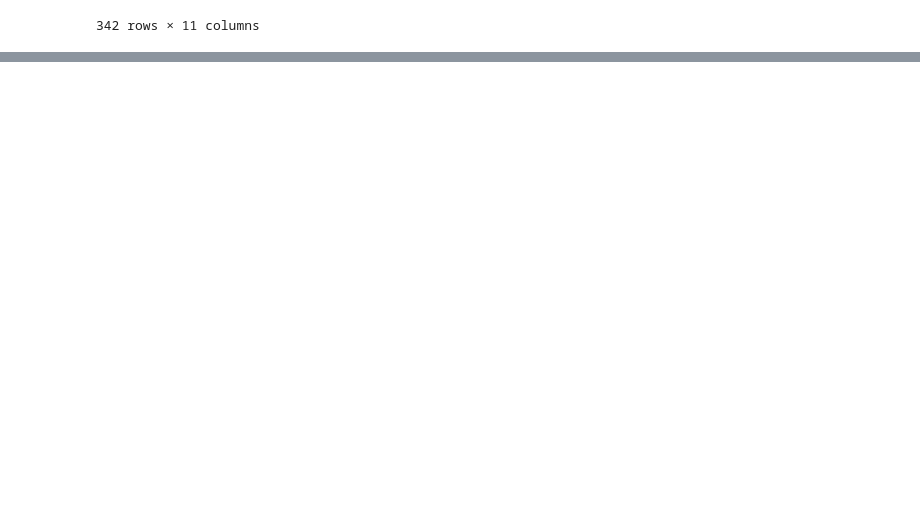
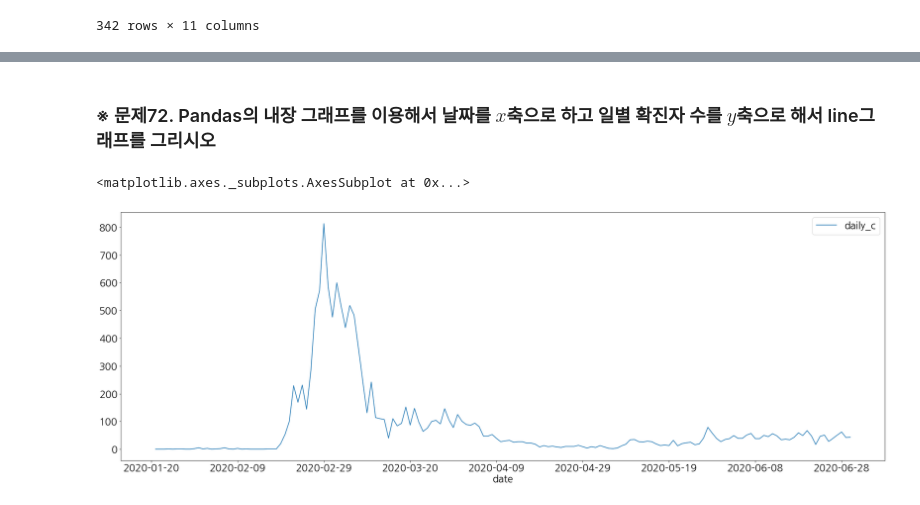
Before and after one commit to Adrian123K/pandas_ml, a Jupyter notebook: 03-1. Pandas DA (200713).ipynb, the cells around one changed output, grey strips where cells are left out. Saved outputs shown, nothing was run; the diff lists cells and outputs as text; code cells hidden in the pictures; blank space fills up the shorter version.

```diff
--- a/03-1. Pandas DA (200713).ipynb
+++ b/03-1. Pandas DA (200713).ipynb
@@ -160,0 +272,24 @@ tit.loc[1]
+# %% [markdown]
+### ※ 문제72. Pandas의 내장 그래프를 이용해서 날짜를 $x$축으로 하고 일별 확진자 수를 $y$축으로 해서 line그래프를 그리시오
+# %%
+import pandas as pd
+import matplotlib.pyplot as plt
+import plotly.graph_objects as go
+
+plt.rcParams["figure.figsize"] = (30,10)
+plt.rcParams.update({'font.size': 22})
+
+time = pd.read_csv('time.csv')
+time['c_shift'] = time['confirmed'].shift(1)
+time['daily_c'] = time['confirmed'] - time['c_shift']
+rs = time[['date','daily_c']]
+
+# lines = go.Line(x=time['date'],y=time['daily_c'],marker=dict(color='brown'))
+# layout = go.Layout(title="일별 확진자수", legend=dict(x=0.1,y=1.1,orientation="h"))
+# fig = go.Figure(lines,layout=layout)
+
+# fig.show
+rs.plot.line(x='date')
+# %% [output]
+<matplotlib.axes._subplots.AxesSubplot at 0x...>
+[figure, added]
```
Also changed, not shown: parts of 13 cells of this notebook.
